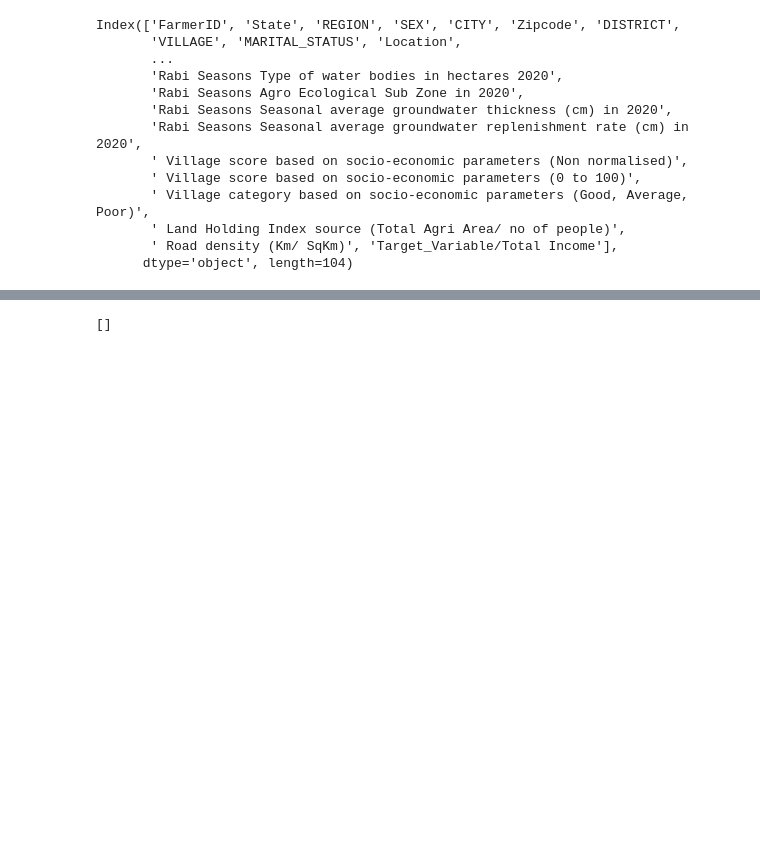
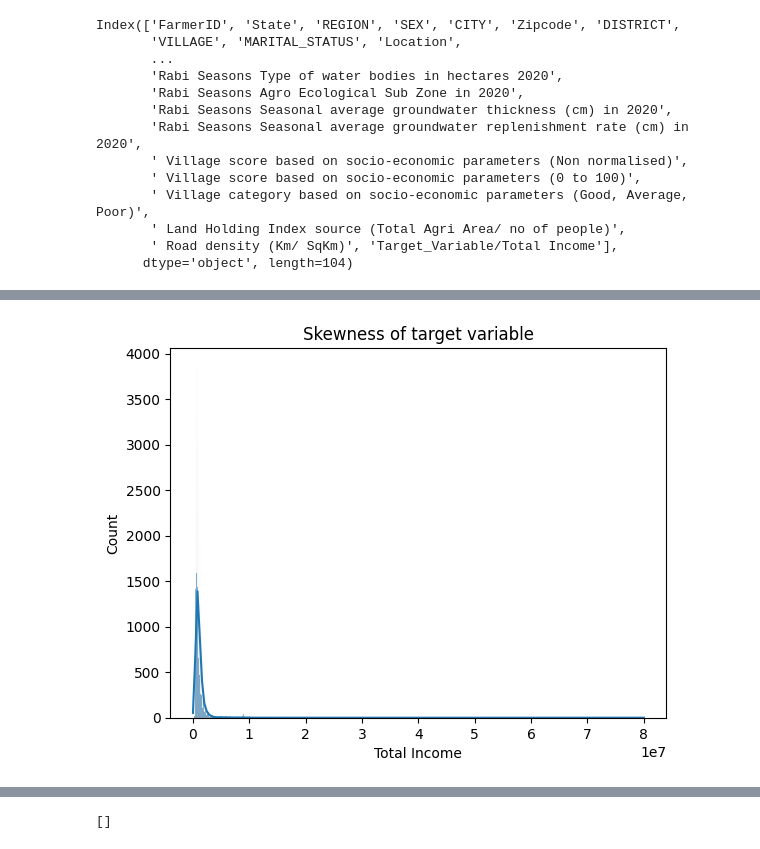
Before and after one commit to jatin0013/Farmer-Income-Predictor, a Jupyter notebook: Model.ipynb, the cells around one changed output, grey strips where cells are left out. Cells and saved outputs as stored; diff of their text form; code cells hidden in the pictures; blank space fills up the shorter version.

```diff
--- a/Model.ipynb
+++ b/Model.ipynb
@@ -1,6 +1,6 @@
 # %%
 import pandas as pd
-data= pd.read_csv(r'D:\unstop project\LTF Challenge data with dictionary.csv')
+data= pd.read_csv('LTF Challenge data with dictionary.csv')
 print(data.head())
 # %% [output]
            FarmerID           State   REGION SEX        CITY  Zipcode  \
@@ -210,3 +210,16 @@ df.head()
 df['score_2022-21_rabi'] =df['Rabi Seasons Agricultural Score in 2022']-df['Rabi Seasons Agricultural Score in 2021']
 df['score_2021-20_rabi'] =df['Rabi Seasons Agricultural Score in 2021']-df['Rabi Seasons Agricultural Score in 2020']
 df['score_2022-21_kharif'] = df['Kharif Seasons Agricultural Score in 2021']-df['Kharif Seasons Agricultural Score in 2020']
+# %%
+# Perforing EDA on data
+import seaborn as sns
+import matplotlib.pyplot as plt
+import warnings
+warnings.filterwarnings("ignore")
+
+sns.histplot(df['Target_Variable/Total Income'] , kde= 'True')
+plt.title("Skewness of target variable")
+plt.xlabel("Total Income")
+plt.show()
+# %% [output]
+[figure, added]
```
Also changed, not shown: parts of 11 cells of this notebook.
